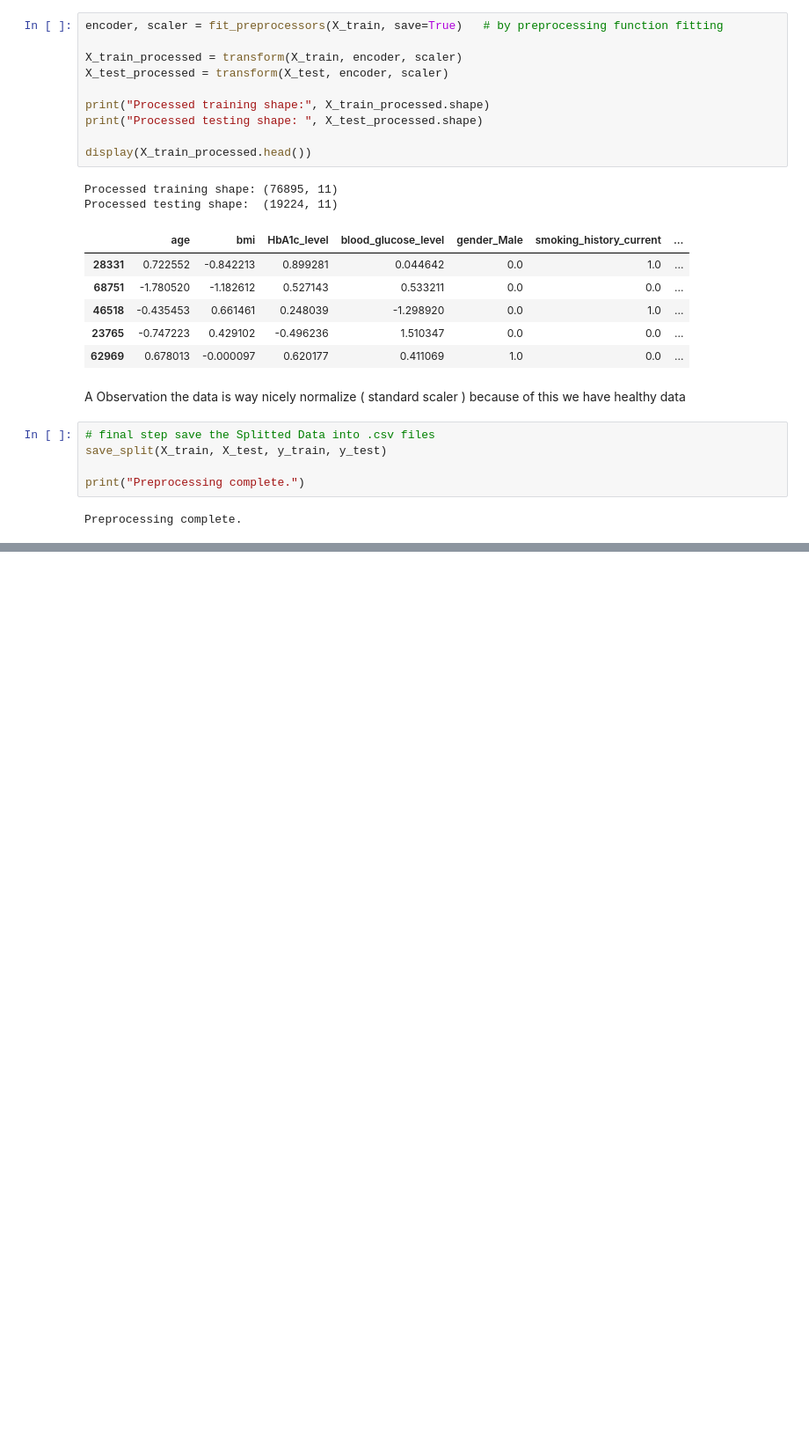
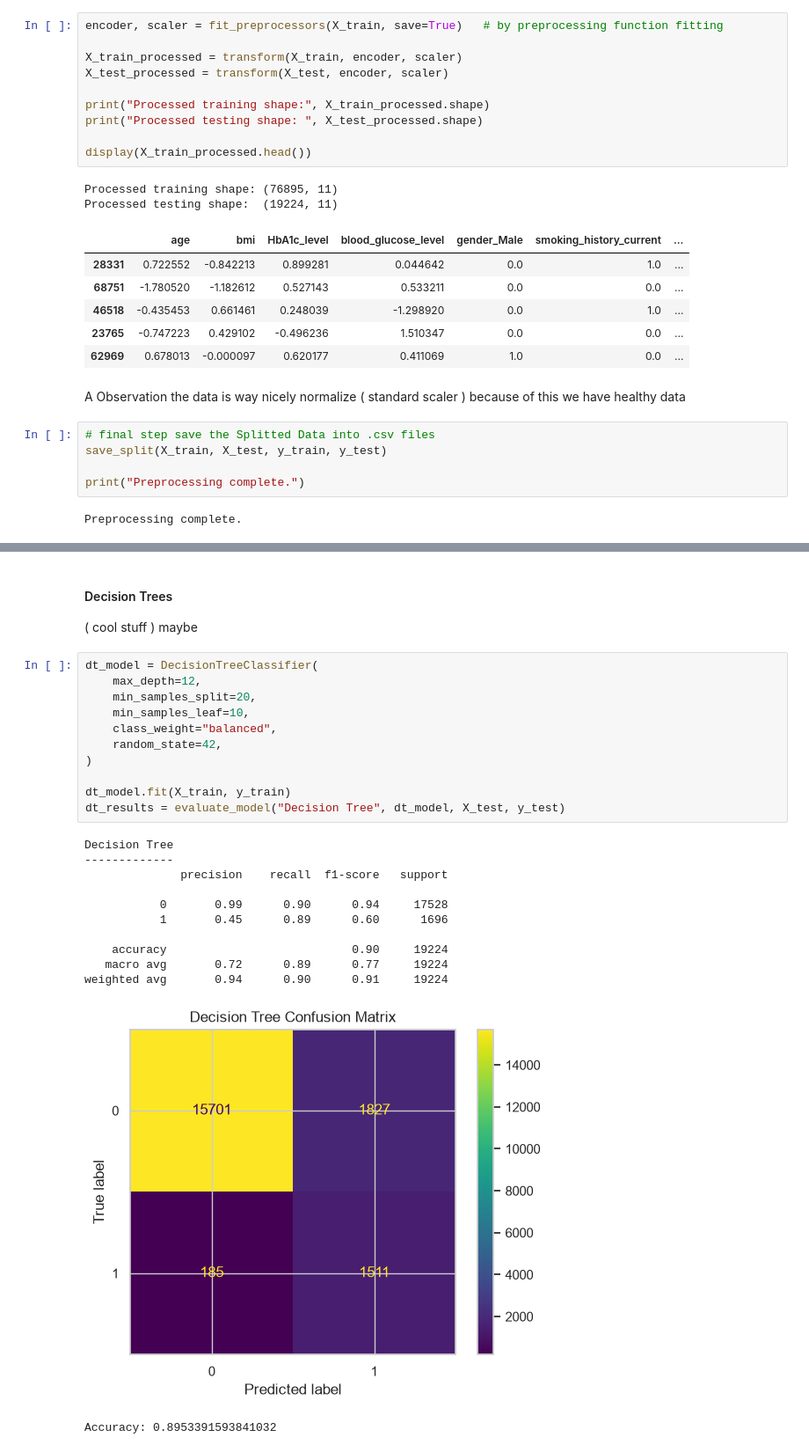
Before and after one commit to YashedBin/ML_DIABETES_RISK_PREDICTOR, a Jupyter notebook: notebook.ipynb, the cells around one changed output, grey strips where cells are left out. Shown at 88% size. Cells and saved outputs as stored; diff of their text form; blank space fills up the shorter version.

```diff
--- a/notebook.ipynb
+++ b/notebook.ipynb
@@ -360,0 +485,27 @@ Preprocessing complete.
+# %% [markdown]
+#### Decision Trees
+( cool stuff ) maybe
+# %%
+dt_model = DecisionTreeClassifier(
+    max_depth=12,
+    min_samples_split=20,
+    min_samples_leaf=10,
+    class_weight="balanced",
+    random_state=42,
+)
+
+dt_model.fit(X_train, y_train)
+dt_results = evaluate_model("Decision Tree", dt_model, X_test, y_test)
+# %% [output]
+Decision Tree
+-------------
+              precision    recall  f1-score   support
+
+           0       0.99      0.90      0.94     17528
+           1       0.45      0.89      0.60      1696
+
+    accuracy                           0.90     19224
+   macro avg       0.72      0.89      0.77     19224
+weighted avg       0.94      0.90      0.91     19224
+[figure, added]
+Accuracy: 0.8953391593841032
```
Also changed, not shown: parts of 11 cells of this notebook.
